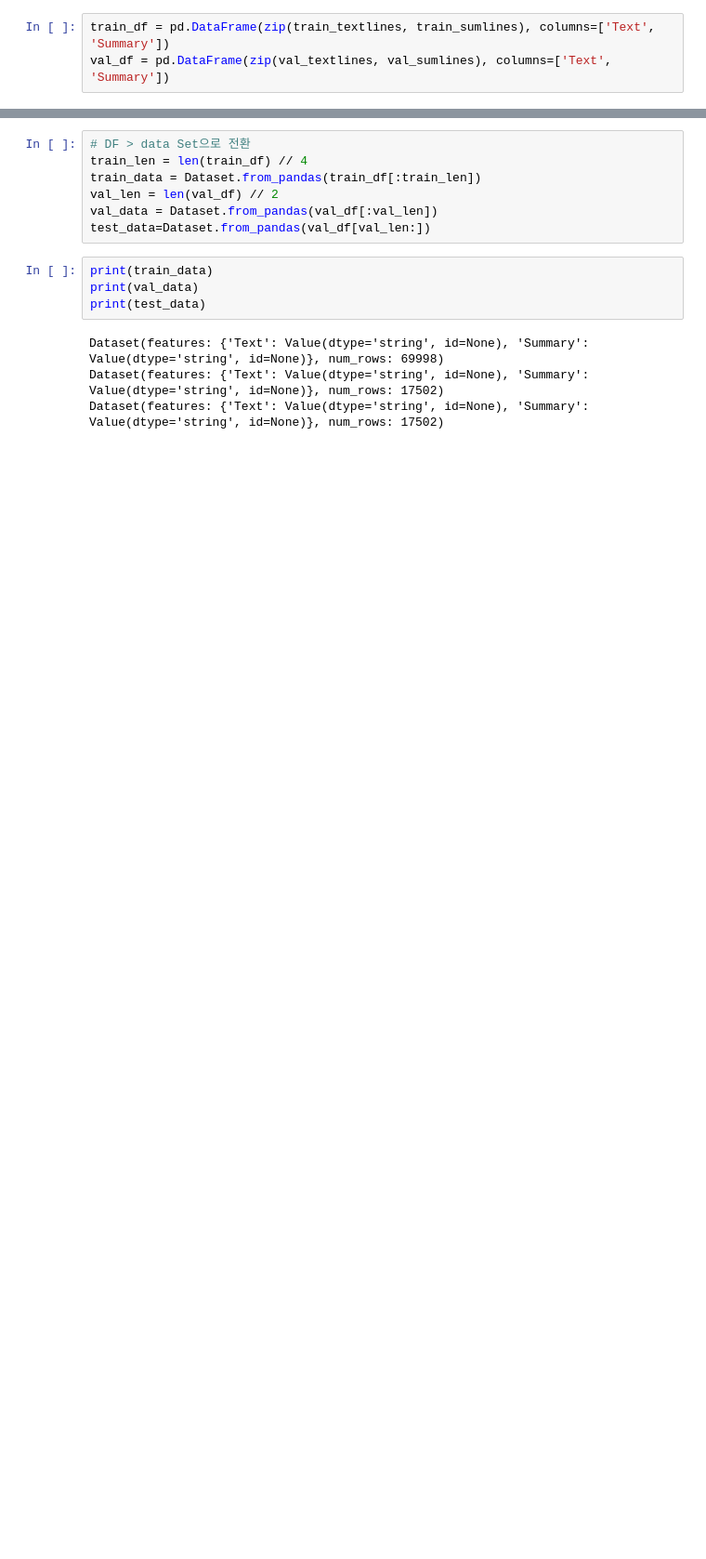
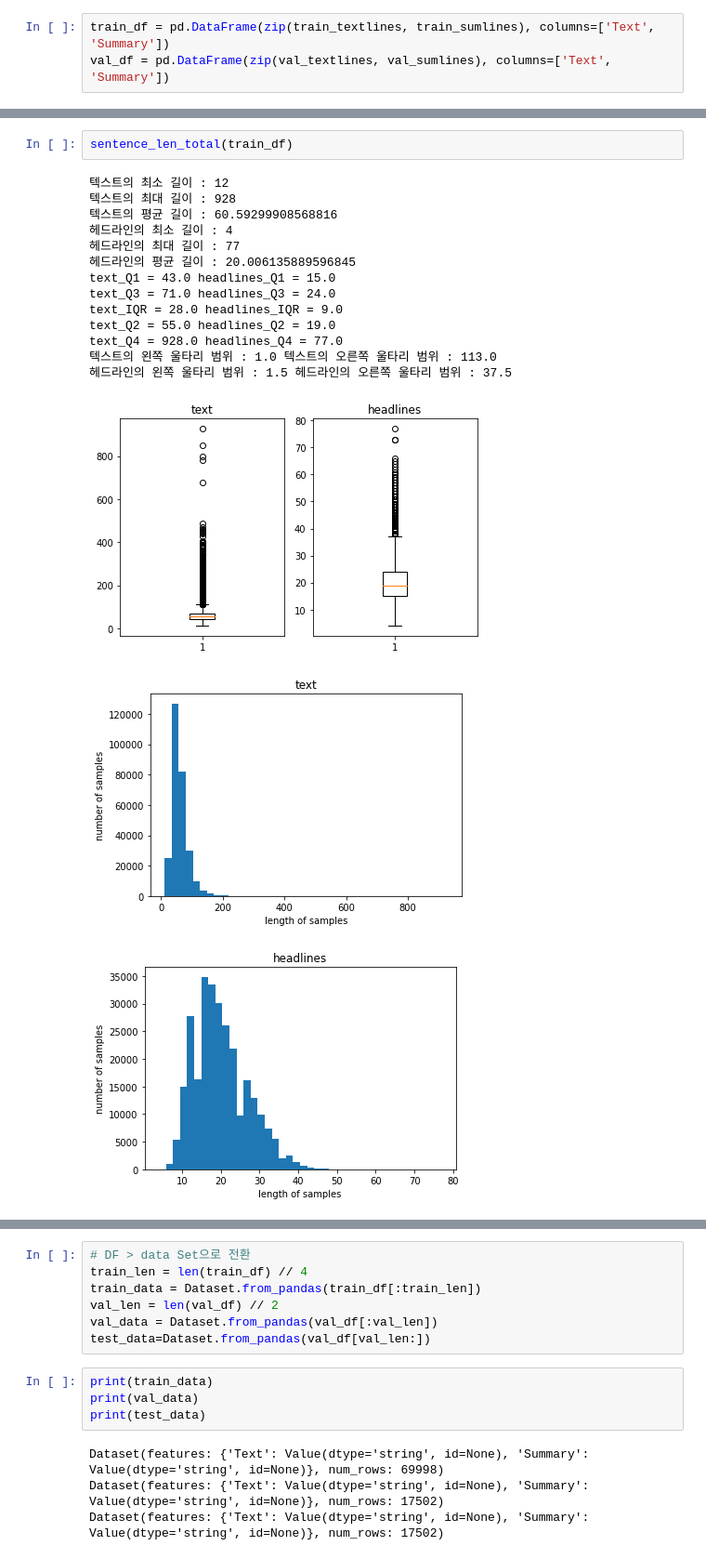
Before and after one commit to AIFFEL-NLP-PROJECT/Aiffelthon, a Jupyter notebook: Model/KoBART/MLM_finetuning_checkpoint_test.ipynb, the cells around one changed output, grey strips where cells are left out. Shown: that part at 93% size. Cells and saved outputs as stored; diff of their text form; blank space fills up the shorter version.

```diff
--- a/Model/KoBART/MLM_finetuning_checkpoint_test.ipynb
+++ b/Model/KoBART/MLM_finetuning_checkpoint_test.ipynb
@@ -230,0 +270,19 @@ train_df.head()
+# %%
+sentence_len_total(train_df)
+# %% [output]
+텍스트의 최소 길이 : 12
+텍스트의 최대 길이 : 928
+텍스트의 평균 길이 : 60.59299908568816
+헤드라인의 최소 길이 : 4
+헤드라인의 최대 길이 : 77
+헤드라인의 평균 길이 : 20.006135889596845
+text_Q1 = 43.0 headlines_Q1 = 15.0
+text_Q3 = 71.0 headlines_Q3 = 24.0
+text_IQR = 28.0 headlines_IQR = 9.0
+text_Q2 = 55.0 headlines_Q2 = 19.0
+text_Q4 = 928.0 headlines_Q4 = 77.0
+텍스트의 왼쪽 울타리 범위 : 1.0 텍스트의 오른쪽 울타리 범위 : 113.0
+헤드라인의 왼쪽 울타리 범위 : 1.5 헤드라인의 오른쪽 울타리 범위 : 37.5
+[figure, added]
+[figure, added]
+[figure, added]
```
Also changed, not shown: parts of 50 cells of this notebook.
